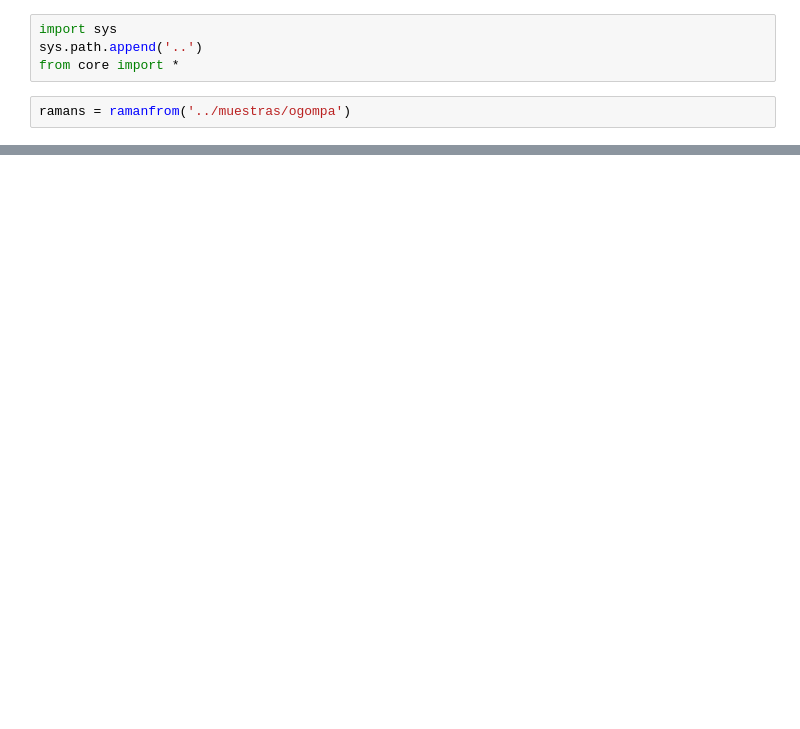
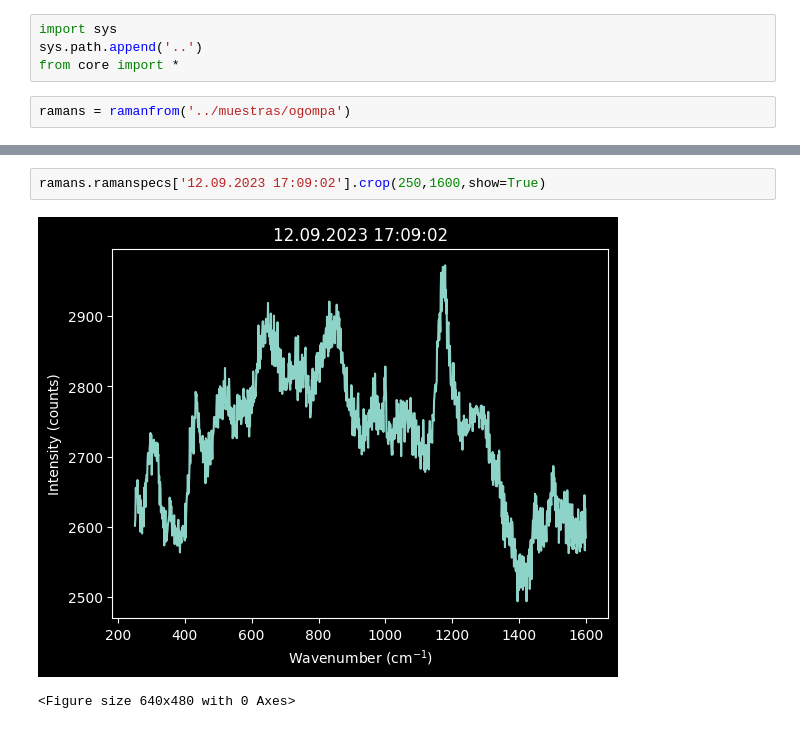
Before and after one commit to oftavira/raman, a Jupyter notebook: ogomp/main.ipynb, the cells around one changed output, grey strips where cells are left out. Drawn from its saved outputs; the diff is of its cells as text; blank space fills up the shorter version.

```diff
--- a/ogomp/main.ipynb
+++ b/ogomp/main.ipynb
@@ -11,0 +34,5 @@ ramans.pop(name='12.09.2023 17:13:30')
+# %%
+ramans.ramanspecs['12.09.2023 17:09:02'].crop(250,1600,show=True)
+# %% [output]
+[figure, added]
+<Figure size 640x480 with 0 Axes>
```
Also changed, not shown: parts of 21 cells of this notebook, 1 other file.
